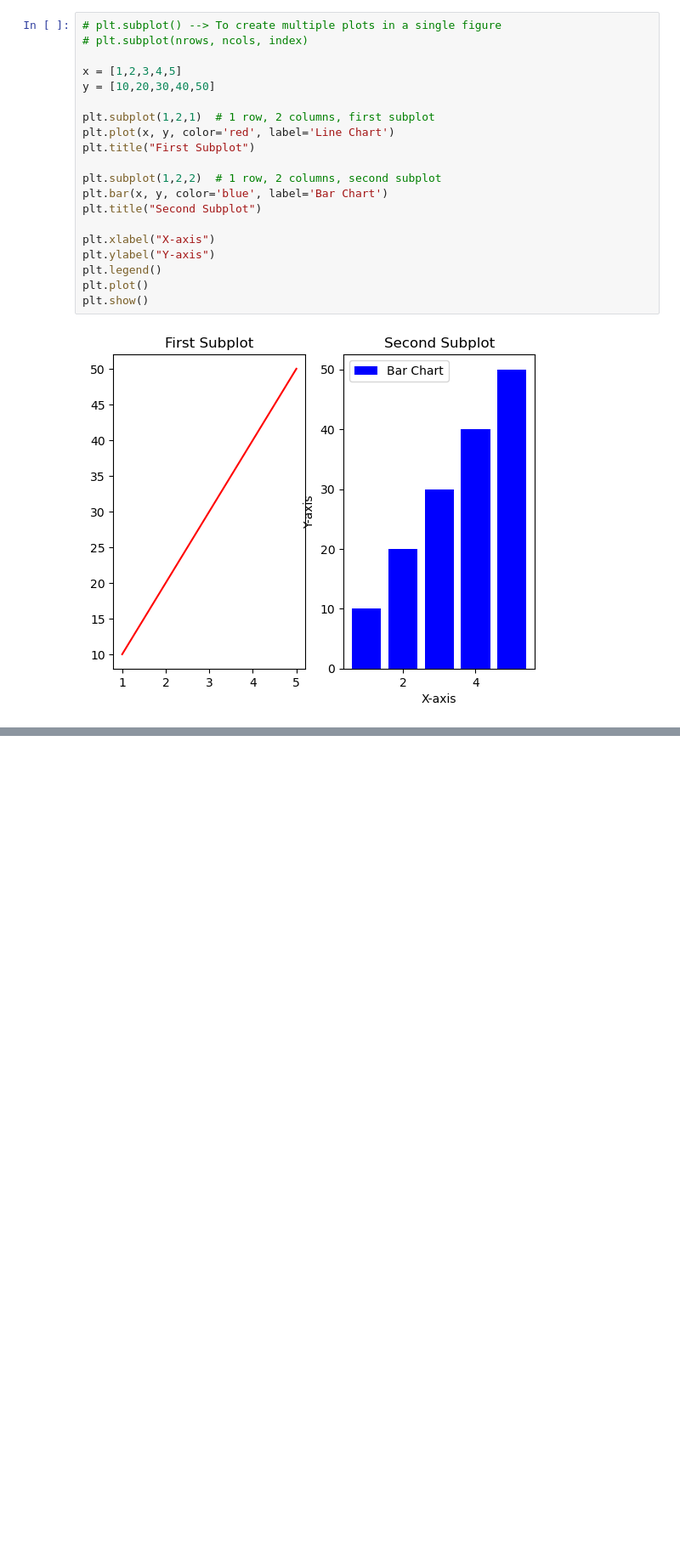
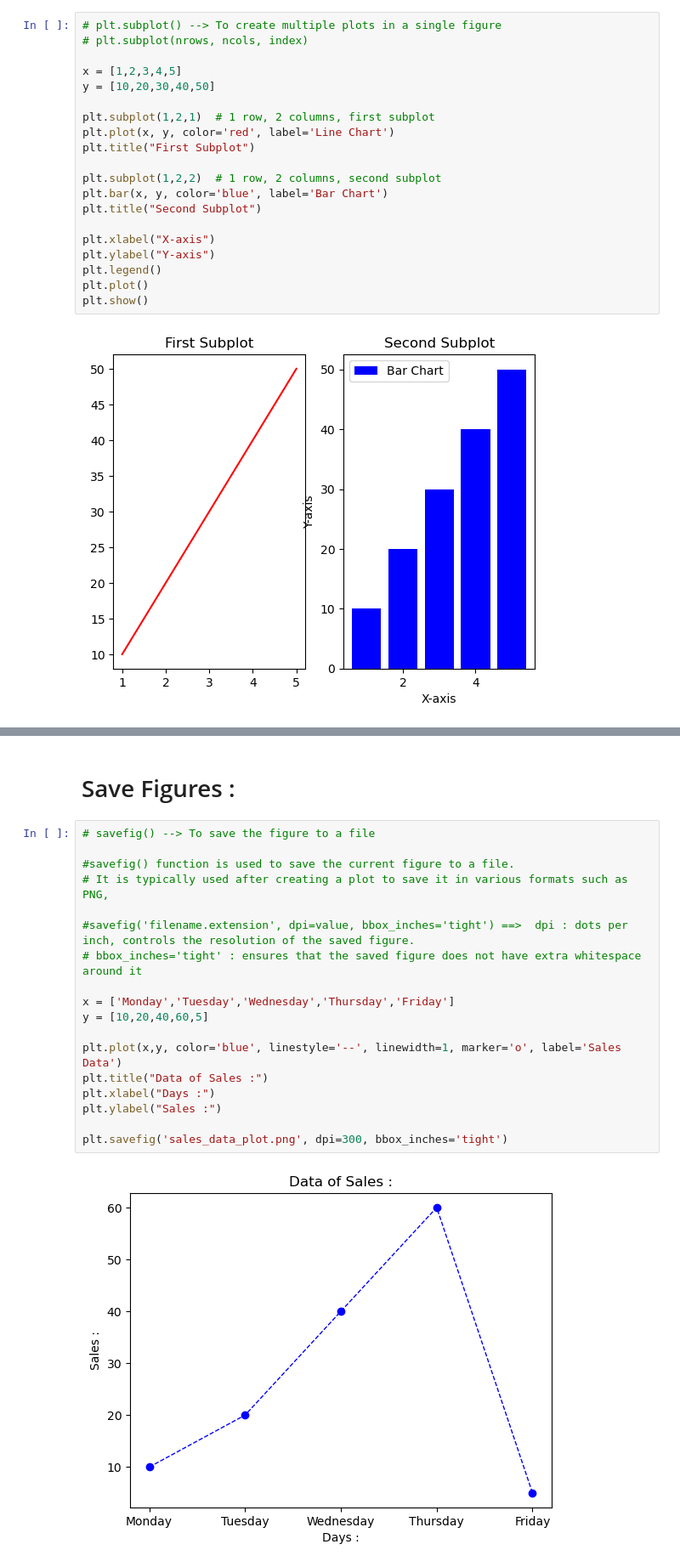
Before and after one commit to Nevin100/Data-Visualization, a Jupyter notebook: Matplotlib.ipynb, the cells around one changed output, grey strips where cells are left out. Shown at 85% size. Saved outputs shown, nothing was run; the diff lists cells and outputs as text; blank space fills up the shorter version.

```diff
--- a/Matplotlib.ipynb
+++ b/Matplotlib.ipynb
@@ -206,0 +209,22 @@ plt.show()  # Display the combined plots
+# %% [markdown]
+# Save Figures :
+# %%
+# savefig() --> To save the figure to a file
+
+#savefig() function is used to save the current figure to a file.
+# It is typically used after creating a plot to save it in various formats such as PNG,
+
+#savefig('filename.extension', dpi=value, bbox_inches='tight') ==>  dpi : dots per inch, controls the resolution of the saved figure.
+# bbox_inches='tight' : ensures that the saved figure does not have extra whitespace around it
+
+x = ['Monday','Tuesday','Wednesday','Thursday','Friday']
+y = [10,20,40,60,5]
+
+plt.plot(x,y, color='blue', linestyle='--', linewidth=1, marker='o', label='Sales Data')
+plt.title("Data of Sales :")
+plt.xlabel("Days :")
+plt.ylabel("Sales :")
+
+plt.savefig('sales_data_plot.png', dpi=300, bbox_inches='tight')
+# %% [output]
+[figure, added]
```
Also changed, not shown: parts of 1 cell of this notebook.
